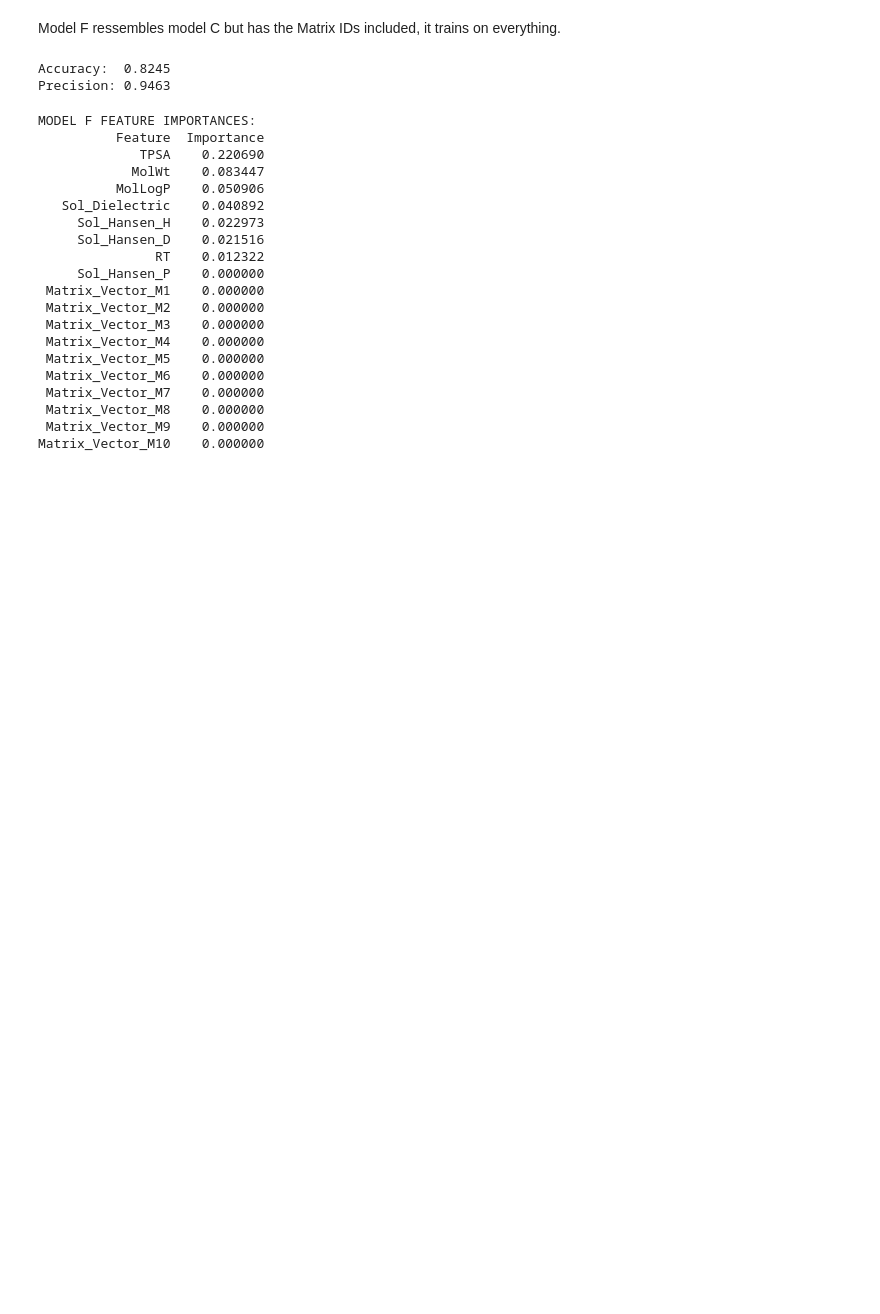
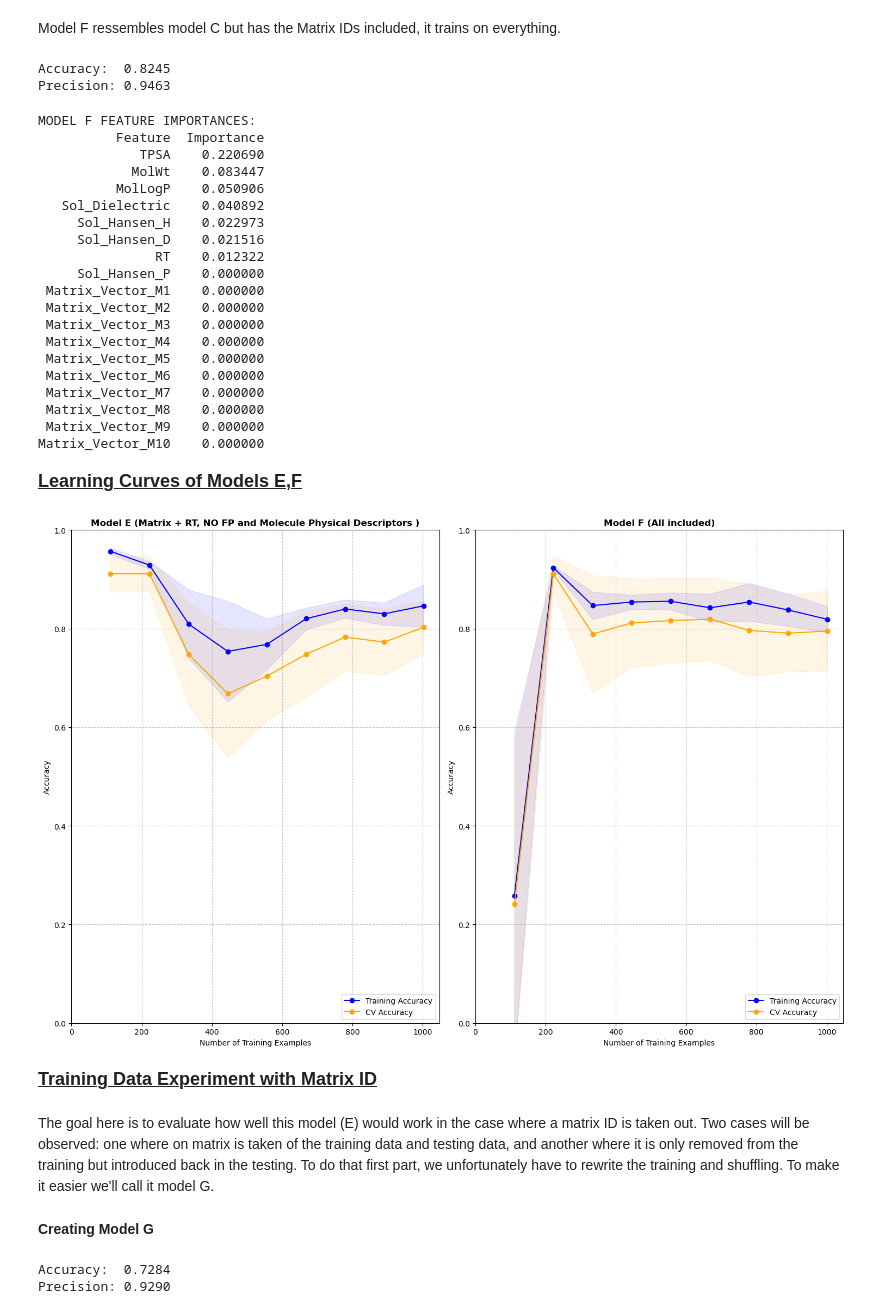
Before and after one commit to swisscatplus/solubility_prediction_nmr, a Jupyter notebook: src/dev/rt_prediction.ipynb, the cells around one changed output. Drawn from its saved outputs; the diff is of its cells as text; code cells hidden in the pictures; blank space fills up the shorter version.

```diff
--- a/src/dev/rt_prediction.ipynb
+++ b/src/dev/rt_prediction.ipynb
@@ -2058,32 +2088,4 @@ Precision: 0.9316
 # %%
-def plot_learning_curve(estimator, X, y, groups, title, ax):
-    # SHUFFLE FIX to ensure smooth curves
-    shuffle_idx = np.random.permutation(len(y))
-    X_shuf = X[shuffle_idx]
-    y_shuf = y[shuffle_idx]
-    groups_shuf = groups.iloc[shuffle_idx]
-
-    gkf = GroupKFold(n_splits=5)
-    train_sizes, train_scores, test_scores = learning_curve(
-        estimator, X_shuf, y_shuf, cv=gkf, groups=groups_shuf, n_jobs=-1,
-        train_sizes=np.linspace(0.001, 1.0, 7), scoring='accuracy'
-    )
-
-    train_mean, train_std = np.mean(train_scores, axis=1), np.std(train_scores, axis=1)
-    test_mean, test_std = np.mean(test_scores, axis=1), np.std(test_scores, axis=1)
-
-    ax.plot(train_sizes, train_mean, 'o-', color="blue", label="Training Accuracy")
-    ax.fill_between(train_sizes, train_mean - train_std, train_mean + train_std, alpha=0.1, color="blue")
-    ax.plot(train_sizes, test_mean, 'o-', color="orange", label="CV Accuracy")
-    ax.fill_between(train_sizes, test_mean - test_std, test_mean + test_std, alpha=0.1, color="orange")
-
-    ax.set_title(title, fontsize=12, fontweight='bold')
-    ax.set_xlabel("Number of Training Examples")
-    ax.set_ylabel("Accuracy")
-    ax.grid(True, linestyle='--', alpha=0.7)
-    ax.legend(loc="lower right")
-    ax.set_ylim([0, 1.0])
-
 fig, axes = plt.subplots(2, 2, figsize=(15, 10))
 axes = axes.flatten()
 
@@ -2862,3 +2871,22 @@ MODEL F FEATURE IMPORTANCES:
  Matrix_Vector_M8    0.000000
  Matrix_Vector_M9    0.000000
 Matrix_Vector_M10    0.000000
+# %% [markdown]
+**<u><span style="font-size:18px">Learning Curves of Models E,F </span><u>**
+# %%
+fig, axes = plt.subplots(1,2, figsize=(15, 10))
+axes = axes.flatten()
+
+plot_learning_curve(model_E, X_train_E_best, y_train, groups_train, "Model E (Matrix + RT, NO FP and Molecule Physical Descriptors )", axes[0])
+plot_learning_curve(model_F, X_train_F_best, y_train, groups_train, "Model F (All included)", axes[1])
+
+plt.tight_layout()
+plt.show()
+# %% [output]
+[figure, added]
+# %% [markdown]
+**<u><span style="font-size:18px">Training Data Experiment with Matrix ID</span><u>**
+# %% [markdown]
+The goal here is to evaluate how well this model (E) would work in the case where a matrix ID is taken out. Two cases will be observed: one where on matrix is taken of the training data and testing data, and another where it is only removed from the training but introduced back in the testing. To do that first part, we unfortunately have to rewrite the training and shuffling. To make it easier we'll call it model G.
+# %% [markdown]
+**Creating Model G**
@@ -2864,0 +2910,19 @@ Matrix_Vector_M10    0.000000
+# %%
+cols_G = ['MolWt', 'Sol_Dielectric', 'Sol_Hansen_D', 'Sol_Hansen_P', 'Sol_Hansen_H']
+
+# Combine RT with the other continuous variables for scaling
+X_cont_G = np.hstack((X_rt_exp, df_exp[cols_G].values))
+X_train_G_best = np.hstack((X_cont_G[train_idx_exp], X_mat_exp[train_idx_exp]))
+
+X_test_G_best = np.hstack((X_cont_G[test_idx_exp], X_mat_exp[test_idx_exp]))
+
+model_G = xgboost.XGBClassifier(n_estimators=50, learning_rate=0.05, max_depth=4, subsample=0.8,
+    colsample_bytree=1.0, gamma=1, min_child_weight=5, reg_lambda=10, scale_pos_weight=scale_weight_exp, random_state=69, n_jobs=-1)
+model_G.fit(X_train_G_best, y_train_exp)
+
+y_pred_G = model_G.predict(X_test_G_best)
+print(f"Accuracy:  {accuracy_score(y_test_exp, y_pred_G):.4f}")
+print(f"Precision: {precision_score(y_test_exp, y_pred_G, zero_division=0):.4f}\n")
+# %% [output]
+Accuracy:  0.7284
+Precision: 0.9290
```
Also changed, not shown: parts of 9 cells of this notebook, 2 other files.
